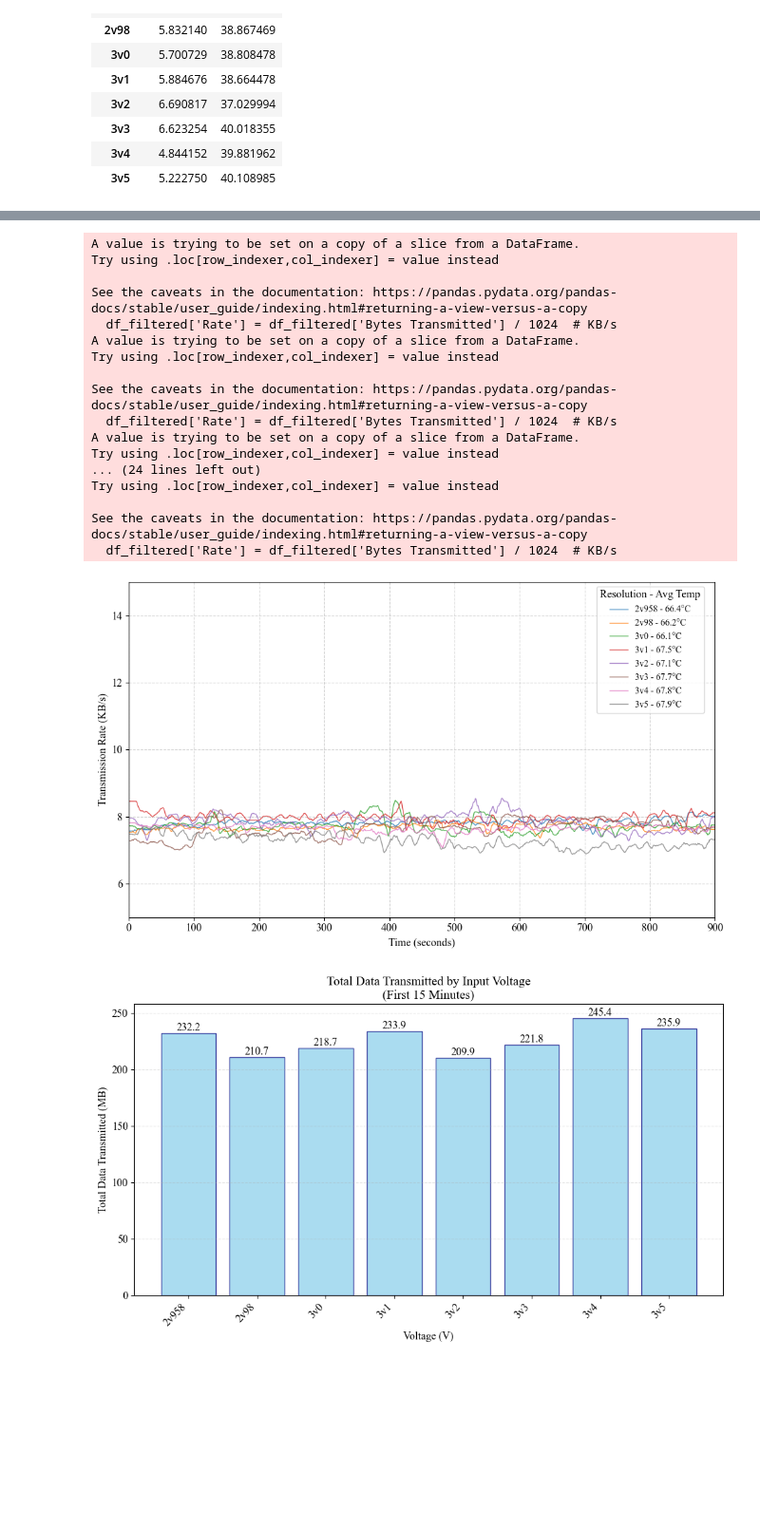
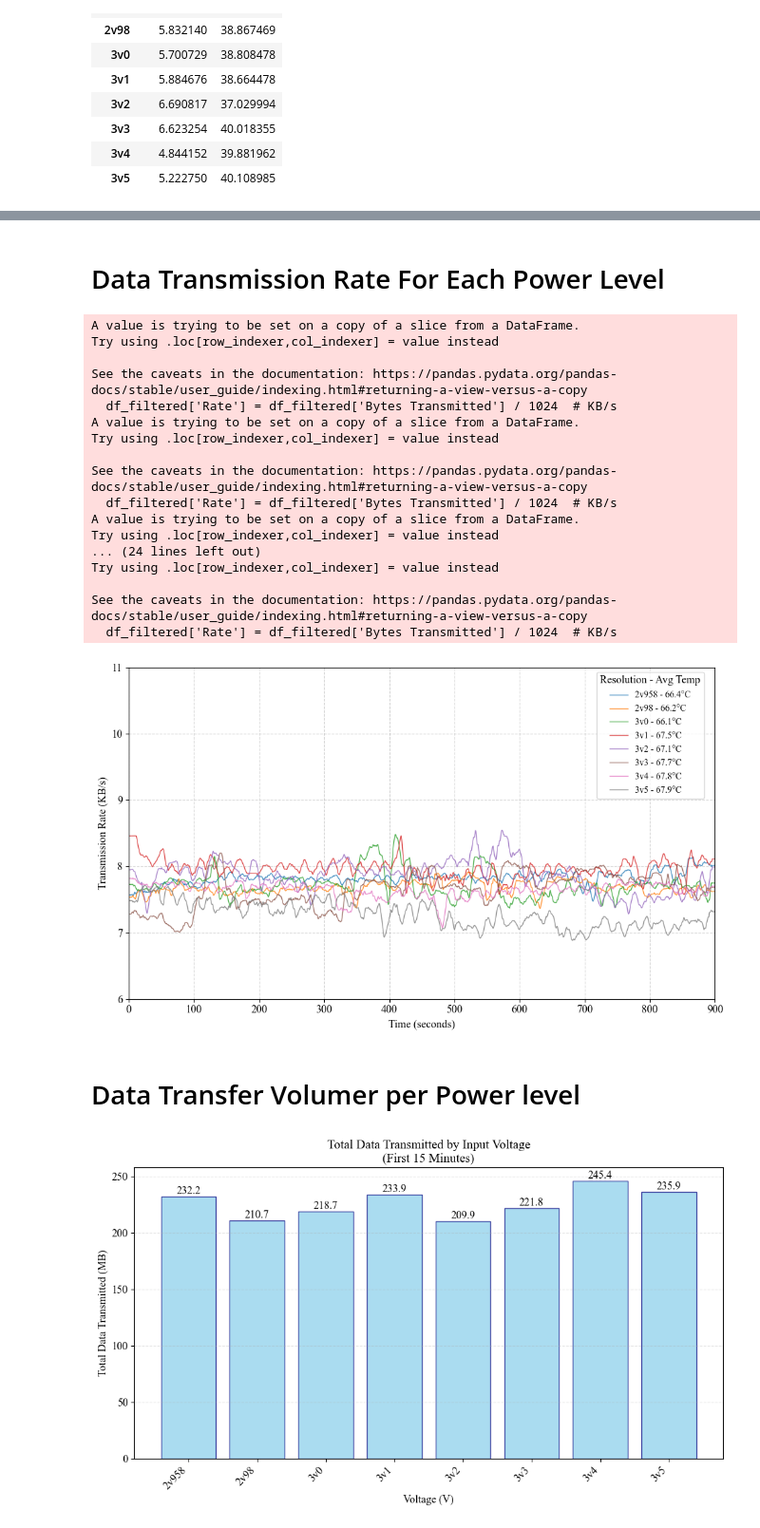
Before and after one commit to TNeutron/ESP32-CAM-Performence-Reference-Benchmark, a Jupyter notebook: DataAnalysis/EDA_PowerVariation.ipynb, the cells around one changed output, grey strips where cells are left out. Shown: that part at 95% size. Drawn from its saved outputs; the diff is of its cells as text; code cells hidden in the pictures; blank space fills up the shorter version.

Commit message:
Power Variation Analysis Added

```diff
--- a/DataAnalysis/EDA_PowerVariation.ipynb
+++ b/DataAnalysis/EDA_PowerVariation.ipynb
@@ -179,38 +89,3 @@ plt.show()
 # %% [output]
 The PostScript backend does not support transparency; partially transparent artists will be rendered opaque.
 [figure]
-# %%
-import pandas as pd
-import matplotlib.pyplot as plt
-import numpy as np
-
-# IEEE Standard Figure Size
-plt.figure(figsize=(8, 4.5))
-plt.rcParams["font.family"] = "Times New Roman"
-plt.rcParams["font.size"] = 12
-
-# Create bar plot with error bars
-x = np.arange(len(summary_df.index))
-plt.bar(x, summary_df["Mean FPS"],
-        yerr=summary_df["FPS Std Dev"],
-        capsize=5, color='lightblue',
-        edgecolor='blue', alpha=0.7,
-        error_kw=dict(ecolor='red', capthick=1.5))
-
-# Customize plot
-plt.xlabel("Voltage (V)", fontsize=12, fontname="Times New Roman")
-plt.ylabel("FPS", fontsize=12, fontname="Times New Roman")
-plt.title("Mean FPS with Standard Deviation",
-          fontsize=14, fontname="Times New Roman")
-plt.xticks(x, summary_df.index, rotation=30)
-plt.grid(True, linestyle='--', alpha=0.4, axis='y')
-
-# Adjust layout
-plt.tight_layout()
-
-# Save in publication formats
-plt.savefig("fps_barplot.eps", format="eps", dpi=300, bbox_inches="tight")
-plt.savefig("fps_barplot.pdf", format="pdf", dpi=300, bbox_inches="tight")
-plt.savefig("fps_barplot.png", dpi=300, bbox_inches="tight")
-
-plt.show()
@@ -278,10 +104,10 @@ Correlation Coefficients:
+# %% [markdown]
+# Data Transmission Rate For Each Power Level
 # %%
-import pandas as pd
-import matplotlib.pyplot as plt
-import numpy as np
+# IEEE Standard Figure Size
 from scipy.signal import savgol_filter
 
-# IEEE Standard Figure Size
+
 plt.figure(figsize=(10, 6))
 plt.rcParams["font.family"] = "Times New Roman"
 plt.rcParams["font.size"] = 12
@@ -312,33 +138,35 @@ for file, df in dataframes.items():
 
 plt.xlabel('Time (seconds)', fontsize=12)
 plt.ylabel('Transmission Rate (KB/s)', fontsize=12)
 plt.legend(title='Resolution - Avg Temp', bbox_to_anchor=(0.79, 1), loc='upper left', fontsize=10)
 plt.grid(True, linestyle='--', alpha=0.5)
 plt.xlim(0, 900)
-plt.ylim(5, 15)  # Set y-axis limits from 0 to 120 KB/s
+plt.ylim(6, 11)  # Set y-axis limits from 0 to 120 KB/s
 plt.tight_layout()
 
 # Save in publication formats
 plt.savefig("transmission_volt_rate_smooth.pdf", format="pdf", dpi=300, bbox_inches="tight")
 plt.savefig("transmission_volt_rate_smooth.png", dpi=300, bbox_inches="tight")
 plt.show()
 # %% [output]
 A value is trying to be set on a copy of a slice from a DataFrame.
 Try using .loc[row_indexer,col_indexer] = value instead
 
 See the caveats in the documentation: https://pandas.pydata.org/pandas-docs/stable/user_guide/indexing.html#returning-a-view-versus-a-copy
   df_filtered['Rate'] = df_filtered['Bytes Transmitted'] / 1024  # KB/s
 A value is trying to be set on a copy of a slice from a DataFrame.
 Try using .loc[row_indexer,col_indexer] = value instead
 
 See the caveats in the documentation: https://pandas.pydata.org/pandas-docs/stable/user_guide/indexing.html#returning-a-view-versus-a-copy
   df_filtered['Rate'] = df_filtered['Bytes Transmitted'] / 1024  # KB/s
 A value is trying to be set on a copy of a slice from a DataFrame.
 Try using .loc[row_indexer,col_indexer] = value instead
 ... (24 lines left out)
 Try using .loc[row_indexer,col_indexer] = value instead
 
 See the caveats in the documentation: https://pandas.pydata.org/pandas-docs/stable/user_guide/indexing.html#returning-a-view-versus-a-copy
   df_filtered['Rate'] = df_filtered['Bytes Transmitted'] / 1024  # KB/s
-[figure, old version]
+[figure, new version]
+# %% [markdown]
+# Data Transfer Volumer per Power level
 # %%
```
Also changed, not shown: parts of 13 cells of this notebook, 15 other files.
